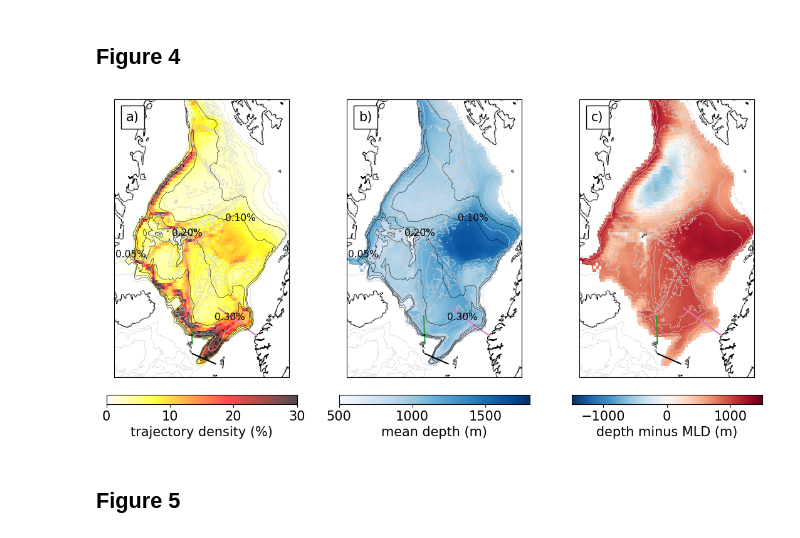
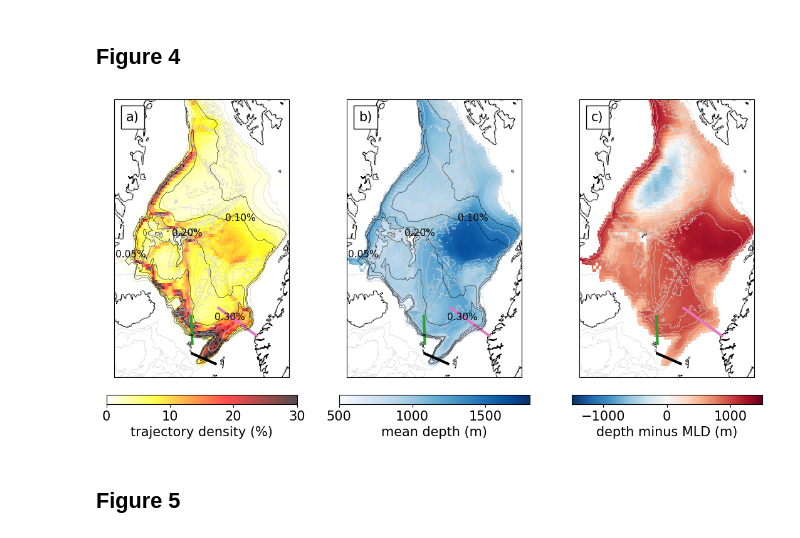
Before and after one commit to ischiller-weiss/FBC_Lagrangian, a Jupyter notebook: notebooks/Fig4_Fig5_Fig6.ipynb, the cells around one changed output. Drawn from its saved outputs; the diff is of its cells as text; code cells hidden in the pictures.

```diff
--- a/notebooks/Fig4_Fig5_Fig6.ipynb
+++ b/notebooks/Fig4_Fig5_Fig6.ipynb
@@ -528,15 +528,29 @@ ax1.contour(
     linewidths=0.5,
     transform=ccrs.PlateCarree(),
 )
-ax1.plot([5.5, -1], [62.24, 65.0], color="tab:pink", transform=ccrs.PlateCarree())
-ax1.plot([-6.43, -6.43], [62.15, 64.5], color="tab:green", transform=ccrs.PlateCarree())
-ax1.plot([-6.5, -2.5], [61.3, 60.3], color="k", transform=ccrs.PlateCarree())
+ax1.plot(
+    [5.5, -1],
+    [62.24, 65.0],
+    color="tab:pink",
+    transform=ccrs.PlateCarree(),
+    linewidth=3,
+)
+ax1.plot(
+    [-6.43, -6.43],
+    [62.15, 64.5],
+    color="tab:green",
+    transform=ccrs.PlateCarree(),
+    linewidth=3,
+)
+ax1.plot(
+    [-6.5, -2.5], [61.3, 60.3], color="k", transform=ccrs.PlateCarree(), linewidth=3
+)
 
 # Overlay traffic intensity contours
 cs = ax1.contour(
     heatmap_weighted.lon,
     heatmap_weighted.lat,
-    heatmap_weighted * 1000,
+    heatmap_weighted,
     levels=[0.05, 0.1, 0.2, 0.3],
     colors="k",
     linewidths=0.4,
@@ -585,12 +599,26 @@ ax2.contour(
     linewidths=0.5,
     transform=ccrs.PlateCarree(),
 )
-ax2.plot([5.5, -1], [62.24, 65.0], color="tab:pink", transform=ccrs.PlateCarree())
-ax2.plot([-6.43, -6.43], [62.15, 64.5], color="tab:green", transform=ccrs.PlateCarree())
-ax2.plot([-6.5, -2.5], [61.3, 60.3], color="k", transform=ccrs.PlateCarree())
+ax2.plot(
+    [5.5, -1],
+    [62.24, 65.0],
+    color="tab:pink",
+    transform=ccrs.PlateCarree(),
+    linewidth=3,
+)
+ax2.plot(
+    [-6.43, -6.43],
+    [62.15, 64.5],
+    color="tab:green",
+    transform=ccrs.PlateCarree(),
+    linewidth=3,
+)
+ax2.plot(
+    [-6.5, -2.5], [61.3, 60.3], color="k", transform=ccrs.PlateCarree(), linewidth=3
+)
 
 # Overlay traffic intensity
-cs2 = ax2.contour(
+cs = ax2.contour(
     heatmap_weighted.lon,
     heatmap_weighted.lat,
     heatmap_weighted,
@@ -599,8 +627,8 @@ cs2 = ax2.contour(
     linewidths=0.4,
     transform=ccrs.PlateCarree(),
 )
-for i, level in enumerate(cs2.levels):
-    path = cs2.collections[i].get_paths()[0]
+for i, level in enumerate(cs.levels):
+    path = cs.collections[i].get_paths()[0]
     vertices = path.vertices
     idx = len(vertices) // 4
     lon_label, lat_label = vertices[idx]
@@ -629,38 +657,52 @@ m3 = ax3.pcolormesh(
     (mean_depth.T - MLD_ann_max_mean_regridded) * msk,
     cmap="RdBu_r",
     vmin=-1500,
     vmax=1500,
     transform=ccrs.PlateCarree(),
 )
 ax3.coastlines()
 ax3.contour(
     mesh_mask.nav_lon,
     mesh_mask.nav_lat,
     bathymetry,
     levels=contour_levels,
     colors="lightgray",
     linewidths=0.5,
     transform=ccrs.PlateCarree(),
 )
-ax3.plot([5.5, -1], [62.24, 65.0], color="tab:pink", transform=ccrs.PlateCarree())
-ax3.plot([-6.43, -6.43], [62.15, 64.5], color="tab:green", transform=ccrs.PlateCarree())
-ax3.plot([-6.5, -2.5], [61.3, 60.3], color="k", transform=ccrs.PlateCarree())
+ax3.plot(
+    [5.5, -1],
+    [62.24, 65.0],
+    color="tab:pink",
+    transform=ccrs.PlateCarree(),
+    linewidth=3,
+)
+ax3.plot(
+    [-6.43, -6.43],
+    [62.15, 64.5],
+    color="tab:green",
+    transform=ccrs.PlateCarree(),
+    linewidth=3,
+)
+ax3.plot(
+    [-6.5, -2.5], [61.3, 60.3], color="k", transform=ccrs.PlateCarree(), linewidth=3
+)
 fig.colorbar(m3, ax=ax3, orientation="horizontal", pad=0.05, shrink=0.3).set_label(
     "depth minus MLD (m)"
 )
 ax3.add_artist(AnchoredText("c)", prop=dict(size=15), frameon=True, loc="upper left"))
 # Adjust spacing
 fig.subplots_adjust(wspace=-0.8)  # decrease horizontal gap (default ~0.2)
 
 
 #######################
 # Adjust layout
 #######################
 plt.tight_layout()
-# plt.savefig('Fig4_heatmap_depth',dpi=300, bbox_inches='tight')
+plt.savefig("Fig4_heatmap_depth", dpi=300, bbox_inches="tight")
 plt.show()
 # %% [output]
-[figure, old version]
+[figure, new version]
 # %% [markdown]
 ## Figure 5
 # %%
```
Also changed, not shown: parts of 3 cells of this notebook.
